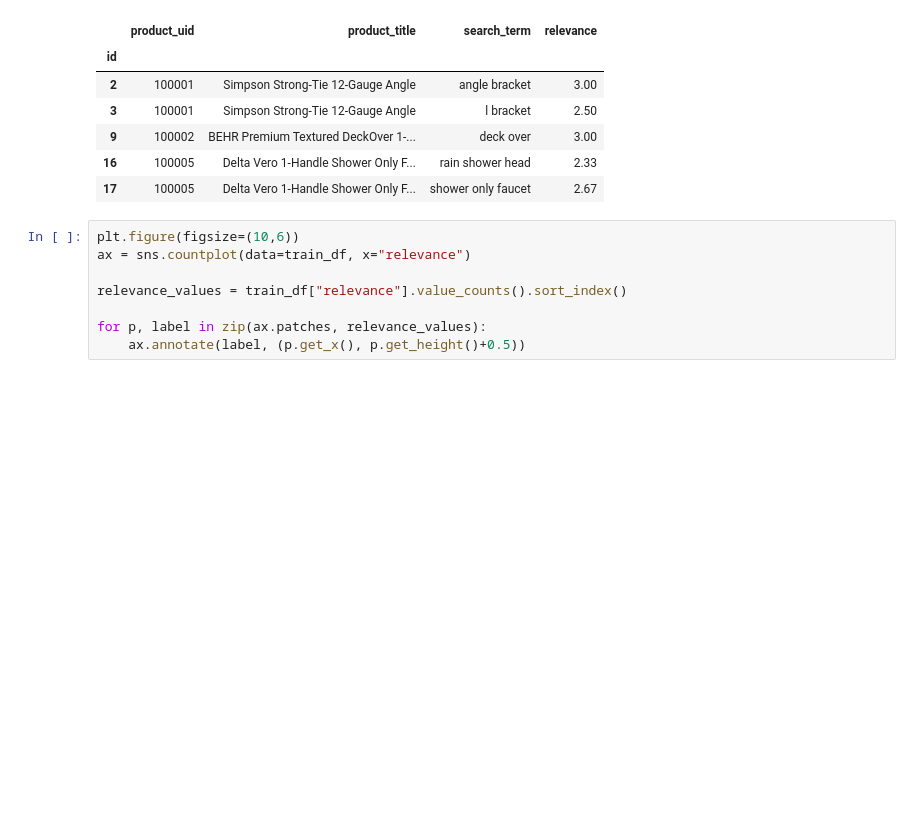
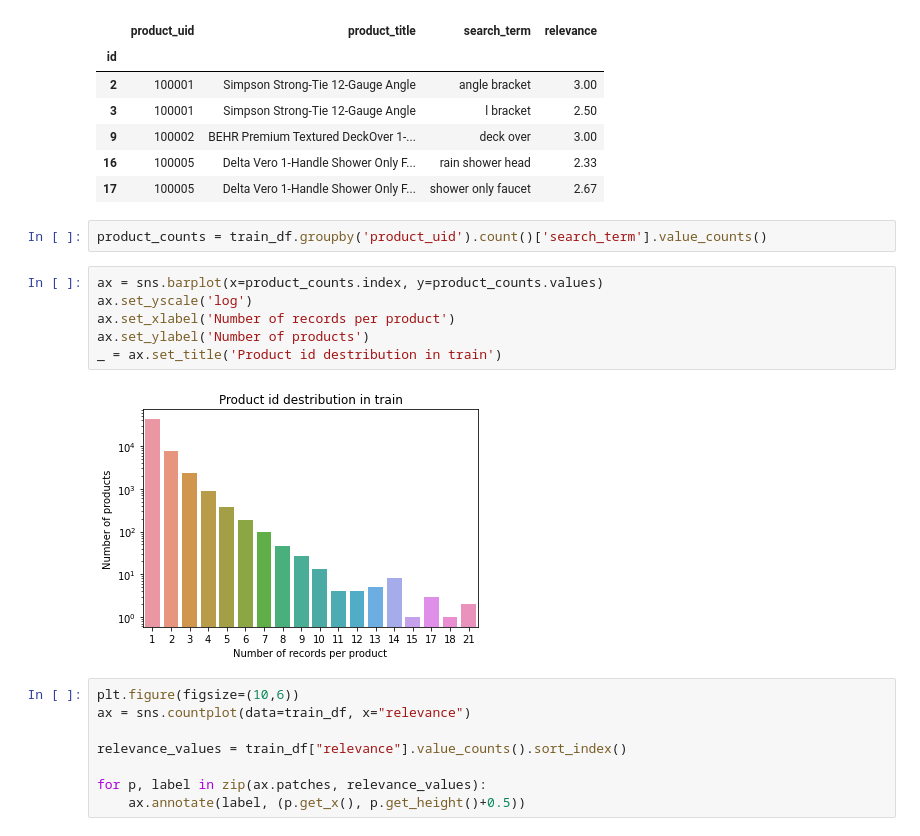
Before and after one commit to chendoy/npl-home-depot-tf, a Jupyter notebook: workshop_text.ipynb, the cells around one changed output. Saved outputs shown, nothing was run; the diff lists cells and outputs as text; blank space fills up the shorter version.

```diff
--- a/workshop_text.ipynb
+++ b/workshop_text.ipynb
@@ -117,6 +112,16 @@ train_df.head()
 | 9 | 100002 | BEHR Premium Textured DeckOver 1-... | deck over | 3.00 |
 | 16 | 100005 | Delta Vero 1-Handle Shower Only F... | rain shower head | 2.33 |
 | 17 | 100005 | Delta Vero 1-Handle Shower Only F... | shower only faucet | 2.67 |
+# %%
+product_counts = train_df.groupby('product_uid').count()['search_term'].value_counts()
+# %%
+ax = sns.barplot(x=product_counts.index, y=product_counts.values)
+ax.set_yscale('log')
+ax.set_xlabel('Number of records per product')
+ax.set_ylabel('Number of products')
+_ = ax.set_title('Product id destribution in train')
+# %% [output]
+[figure, added]
 # %%
 plt.figure(figsize=(10,6))
 ax = sns.countplot(data=train_df, x="relevance")
```
Also changed, not shown: parts of 118 cells of this notebook.
